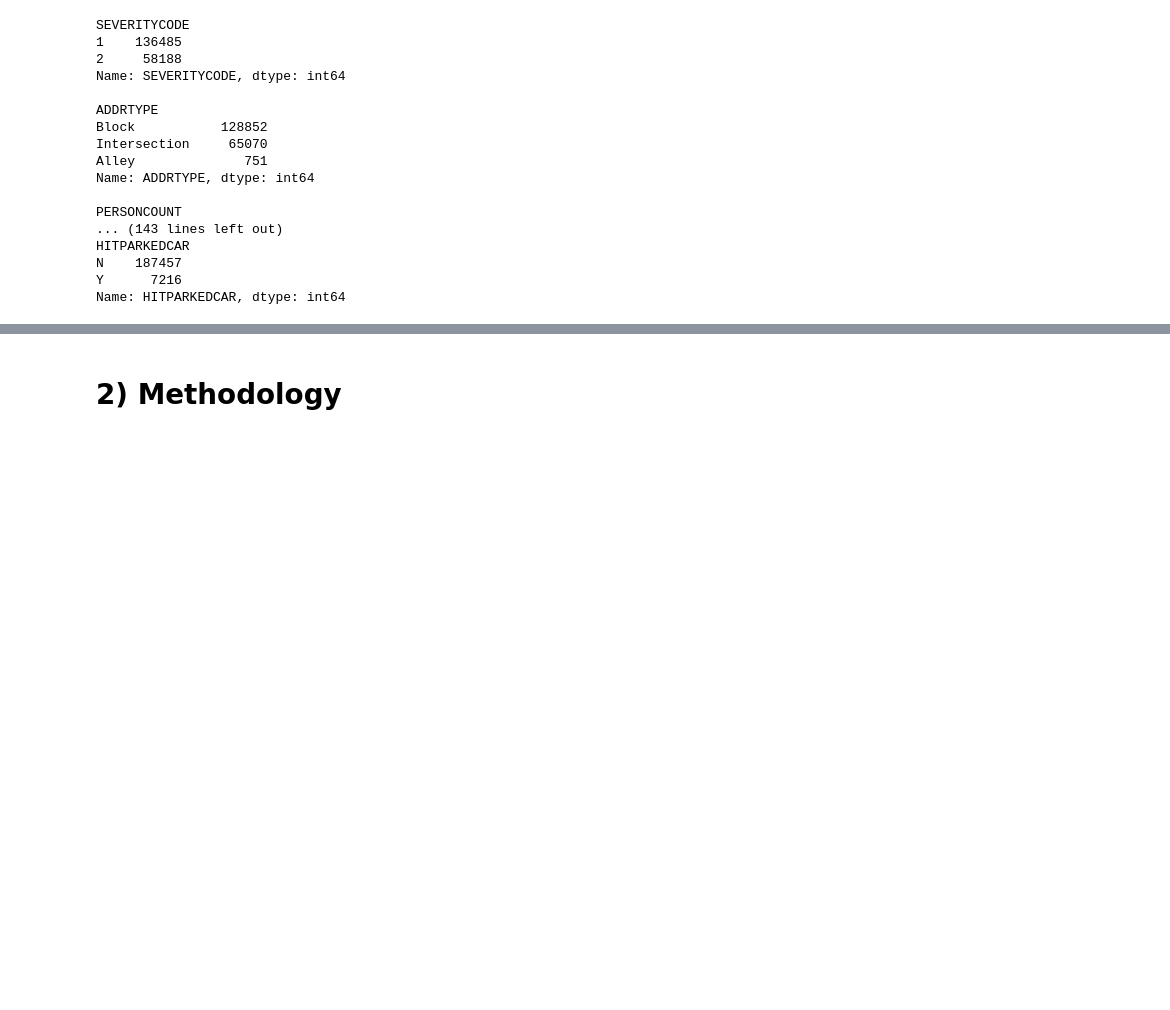
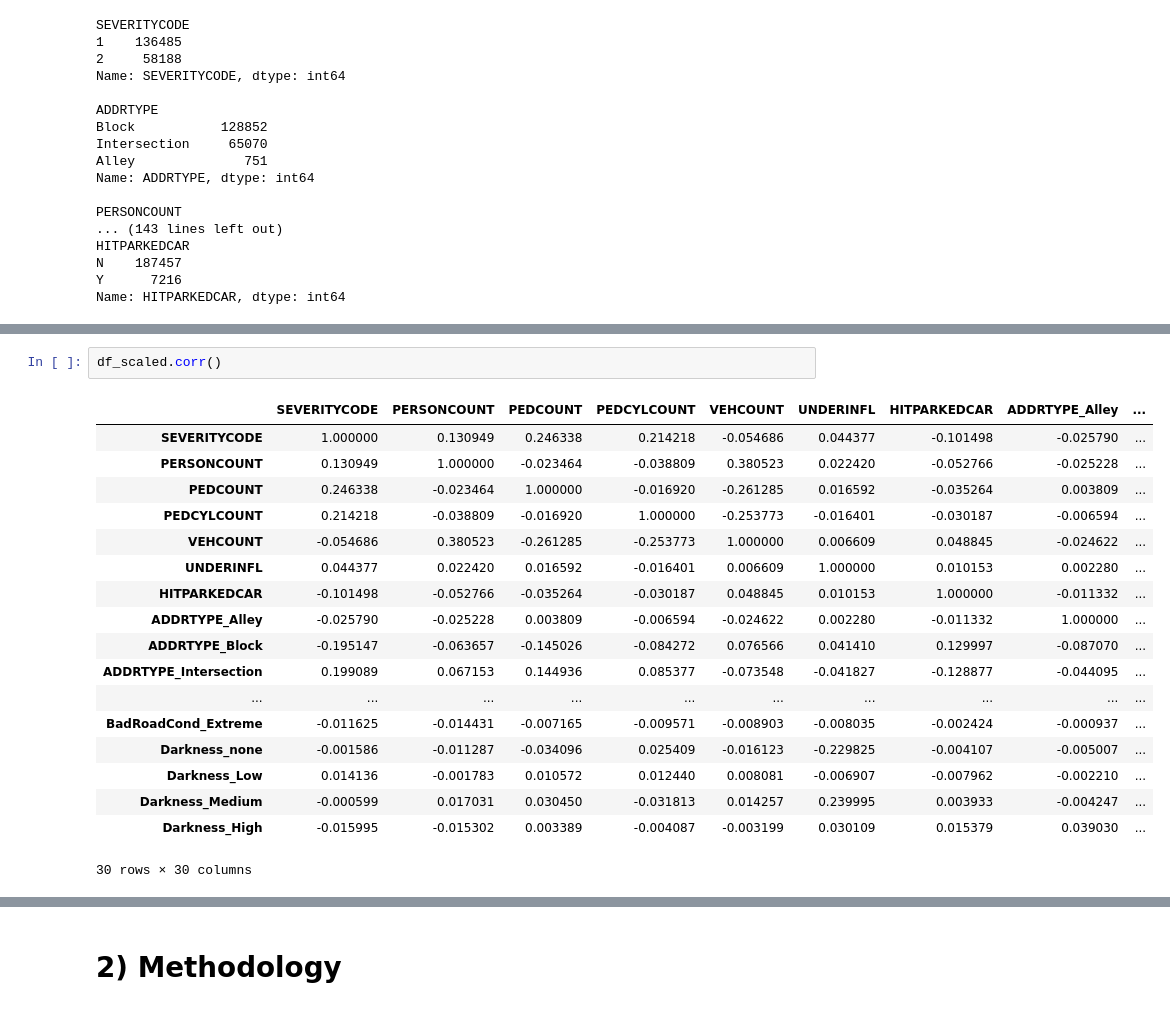
Before and after one commit to michaelrodgam/Coursera_Capstone, a Jupyter notebook: Data_Science Final_Project Notebook.ipynb, the cells around one changed output, grey strips where cells are left out. Cells and saved outputs as stored; diff of their text form; blank space fills up the shorter version.

```diff
--- a/Data_Science Final_Project Notebook.ipynb
+++ b/Data_Science Final_Project Notebook.ipynb
@@ -287,0 +384,21 @@ df.corr()
+# %%
+df_scaled.corr()
+# %% [output]
+|  | SEVERITYCODE | PERSONCOUNT | PEDCOUNT | PEDCYLCOUNT | VEHCOUNT | UNDERINFL | HITPARKEDCAR | ADDRTYPE_Alley | ... |
+| SEVERITYCODE | 1.000000 | 0.130949 | 0.246338 | 0.214218 | -0.054686 | 0.044377 | -0.101498 | -0.025790 | ... |
+| PERSONCOUNT | 0.130949 | 1.000000 | -0.023464 | -0.038809 | 0.380523 | 0.022420 | -0.052766 | -0.025228 | ... |
+| PEDCOUNT | 0.246338 | -0.023464 | 1.000000 | -0.016920 | -0.261285 | 0.016592 | -0.035264 | 0.003809 | ... |
+| PEDCYLCOUNT | 0.214218 | -0.038809 | -0.016920 | 1.000000 | -0.253773 | -0.016401 | -0.030187 | -0.006594 | ... |
+| VEHCOUNT | -0.054686 | 0.380523 | -0.261285 | -0.253773 | 1.000000 | 0.006609 | 0.048845 | -0.024622 | ... |
+| UNDERINFL | 0.044377 | 0.022420 | 0.016592 | -0.016401 | 0.006609 | 1.000000 | 0.010153 | 0.002280 | ... |
+| HITPARKEDCAR | -0.101498 | -0.052766 | -0.035264 | -0.030187 | 0.048845 | 0.010153 | 1.000000 | -0.011332 | ... |
+| ADDRTYPE_Alley | -0.025790 | -0.025228 | 0.003809 | -0.006594 | -0.024622 | 0.002280 | -0.011332 | 1.000000 | ... |
+| ADDRTYPE_Block | -0.195147 | -0.063657 | -0.145026 | -0.084272 | 0.076566 | 0.041410 | 0.129997 | -0.087070 | ... |
+| ADDRTYPE_Intersection | 0.199089 | 0.067153 | 0.144936 | 0.085377 | -0.073548 | -0.041827 | -0.128877 | -0.044095 | ... |
+| ... | ... | ... | ... | ... | ... | ... | ... | ... | ... |
+| BadRoadCond_Extreme | -0.011625 | -0.014431 | -0.007165 | -0.009571 | -0.008903 | -0.008035 | -0.002424 | -0.000937 | ... |
+| Darkness_none | -0.001586 | -0.011287 | -0.034096 | 0.025409 | -0.016123 | -0.229825 | -0.004107 | -0.005007 | ... |
+| Darkness_Low | 0.014136 | -0.001783 | 0.010572 | 0.012440 | 0.008081 | -0.006907 | -0.007962 | -0.002210 | ... |
+| Darkness_Medium | -0.000599 | 0.017031 | 0.030450 | -0.031813 | 0.014257 | 0.239995 | 0.003933 | -0.004247 | ... |
+| Darkness_High | -0.015995 | -0.015302 | 0.003389 | -0.004087 | -0.003199 | 0.030109 | 0.015379 | 0.039030 | ... |
+30 rows × 30 columns
```
Also changed, not shown: parts of 14 cells of this notebook.
